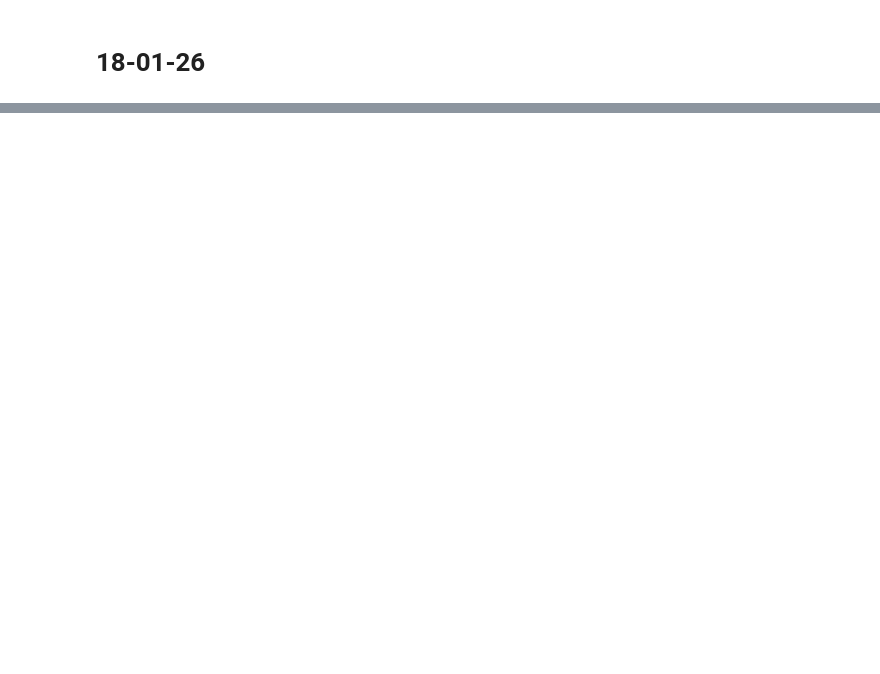
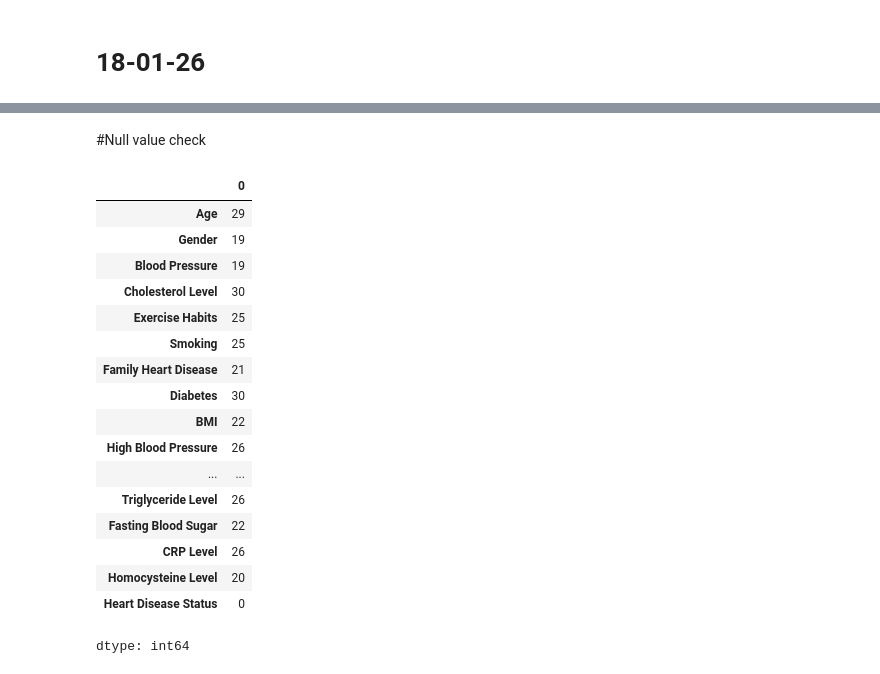
Before and after one commit to touhid0503/Heart_Disease_Diagnosis_Support_System, a Jupyter notebook: HSS.ipynb, the cells around one changed output, grey strips where cells are left out. Drawn from its saved outputs; the diff is of its cells as text; code cells hidden in the pictures; blank space fills up the shorter version.

```diff
--- a/HSS.ipynb
+++ b/HSS.ipynb
@@ -282,0 +57,23 @@ The project demonstrates the effectiveness of machine learning in healthcare ris
+# %% [markdown]
+#Null value check
+# %%
+df.isnull().sum()
+# %% [output]
+|  | 0 |
+| Age | 29 |
+| Gender | 19 |
+| Blood Pressure | 19 |
+| Cholesterol Level | 30 |
+| Exercise Habits | 25 |
+| Smoking | 25 |
+| Family Heart Disease | 21 |
+| Diabetes | 30 |
+| BMI | 22 |
+| High Blood Pressure | 26 |
+| ... | ... |
+| Triglyceride Level | 26 |
+| Fasting Blood Sugar | 22 |
+| CRP Level | 26 |
+| Homocysteine Level | 20 |
+| Heart Disease Status | 0 |
+dtype: int64
```
Also changed, not shown: parts of 18 cells of this notebook.
